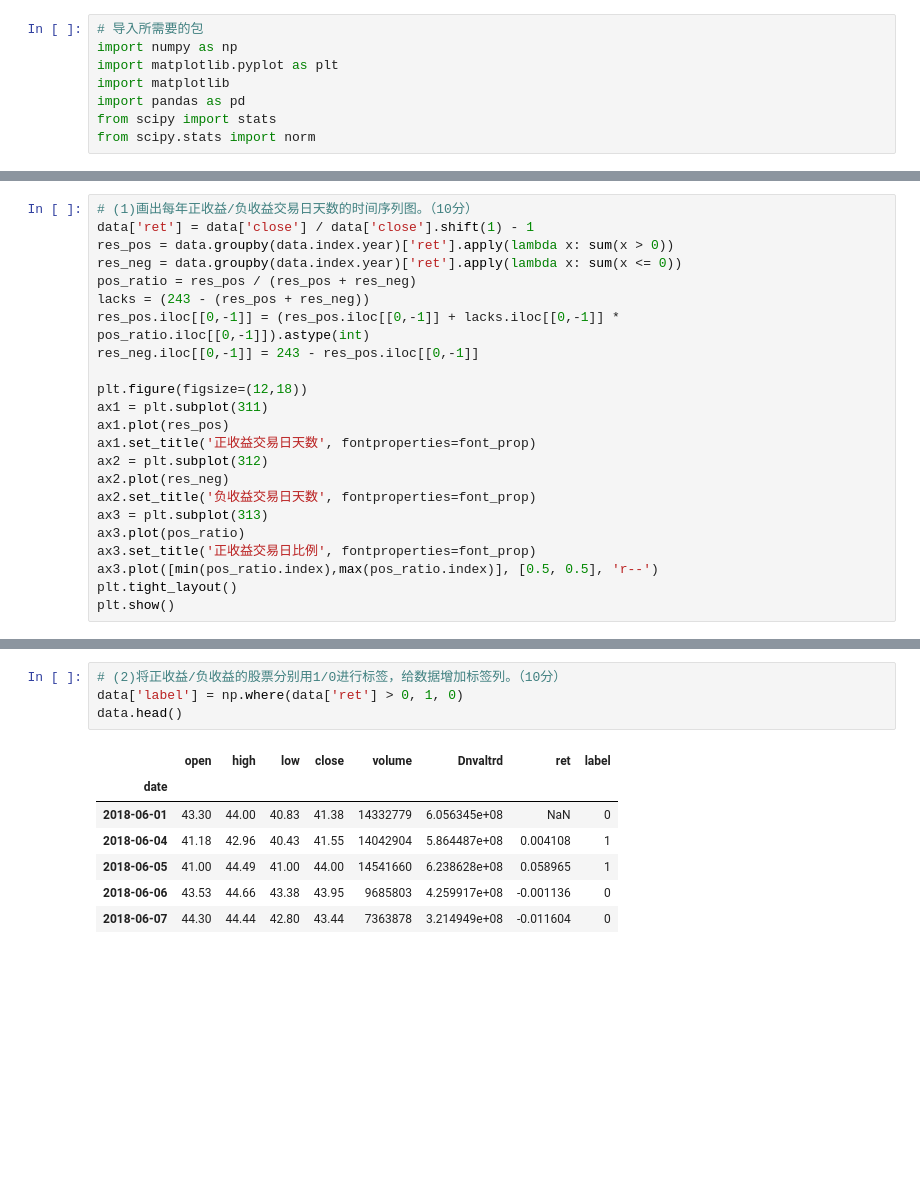
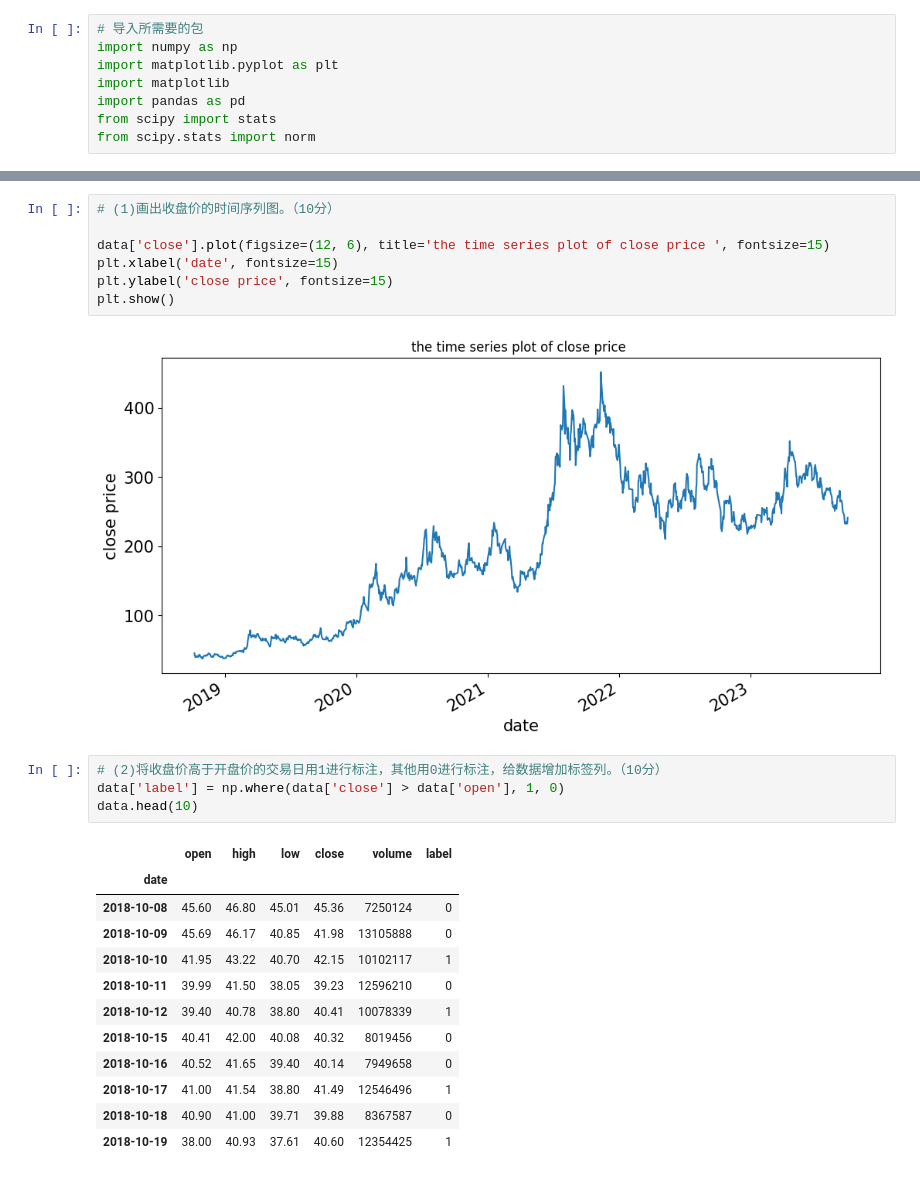
Before and after one commit to sfcs0311/AllThings, a Jupyter notebook: 大数据/大作业/main.ipynb, the cells around one changed output, grey strips where cells are left out. Cells and saved outputs as stored; diff of their text form; blank space fills up the shorter version.

```diff
--- a/大数据/大作业/main.ipynb
+++ b/大数据/大作业/main.ipynb
@@ -81,23 +78,0 @@ memory usage: 66.4 KB
-# %%
-# (1)画出每年正收益/负收益交易日天数的时间序列图。（10分）
-data['ret'] = data['close'] / data['close'].shift(1) - 1
-res_pos = data.groupby(data.index.year)['ret'].apply(lambda x: sum(x > 0))
-res_neg = data.groupby(data.index.year)['ret'].apply(lambda x: sum(x <= 0))
-pos_ratio = res_pos / (res_pos + res_neg)
-lacks = (243 - (res_pos + res_neg))
-res_pos.iloc[[0,-1]] = (res_pos.iloc[[0,-1]] + lacks.iloc[[0,-1]] * pos_ratio.iloc[[0,-1]]).astype(int)
-res_neg.iloc[[0,-1]] = 243 - res_pos.iloc[[0,-1]]
-
-plt.figure(figsize=(12,18))
-ax1 = plt.subplot(311)
-ax1.plot(res_pos)
-ax1.set_title('正收益交易日天数', fontproperties=font_prop)
-ax2 = plt.subplot(312)
-ax2.plot(res_neg)
-ax2.set_title('负收益交易日天数', fontproperties=font_prop)
-ax3 = plt.subplot(313)
-ax3.plot(pos_ratio)
-ax3.set_title('正收益交易日比例', fontproperties=font_prop)
-ax3.plot([min(pos_ratio.index),max(pos_ratio.index)], [0.5, 0.5], 'r--')
-plt.tight_layout()
-plt.show()
@@ -106,12 +79,26 @@ plt.show()
+# %%
+# (1)画出收盘价的时间序列图。（10分）
+
+data['close'].plot(figsize=(12, 6), title='the time series plot of close price ', fontsize=15)
+plt.xlabel('date', fontsize=15)
+plt.ylabel('close price', fontsize=15)
+plt.show()
+# %% [output]
+[figure, added]
 # %%
-# (2)将正收益/负收益的股票分别用1/0进行标签，给数据增加标签列。（10分）
-data['label'] = np.where(data['ret'] > 0, 1, 0)
-data.head()
+# (2)将收盘价高于开盘价的交易日用1进行标注，其他用0进行标注，给数据增加标签列。（10分）
+data['label'] = np.where(data['close'] > data['open'], 1, 0)
+data.head(10)
 # %% [output]
-|  | open | high | low | close | volume | Dnvaltrd | ret | label |
-| date |  |  |  |  |  |  |  |  |
-| 2018-06-01 | 43.30 | 44.00 | 40.83 | 41.38 | 14332779 | 6.056345e+08 | NaN | 0 |
-| 2018-06-04 | 41.18 | 42.96 | 40.43 | 41.55 | 14042904 | 5.864487e+08 | 0.004108 | 1 |
-| 2018-06-05 | 41.00 | 44.49 | 41.00 | 44.00 | 14541660 | 6.238628e+08 | 0.058965 | 1 |
-| 2018-06-06 | 43.53 | 44.66 | 43.38 | 43.95 | 9685803 | 4.259917e+08 | -0.001136 | 0 |
-| 2018-06-07 | 44.30 | 44.44 | 42.80 | 43.44 | 7363878 | 3.214949e+08 | -0.011604 | 0 |
+|  | open | high | low | close | volume | label |
+| date |  |  |  |  |  |  |
+| 2018-10-08 | 45.60 | 46.80 | 45.01 | 45.36 | 7250124 | 0 |
+| 2018-10-09 | 45.69 | 46.17 | 40.85 | 41.98 | 13105888 | 0 |
+| 2018-10-10 | 41.95 | 43.22 | 40.70 | 42.15 | 10102117 | 1 |
+| 2018-10-11 | 39.99 | 41.50 | 38.05 | 39.23 | 12596210 | 0 |
+| 2018-10-12 | 39.40 | 40.78 | 38.80 | 40.41 | 10078339 | 1 |
+| 2018-10-15 | 40.41 | 42.00 | 40.08 | 40.32 | 8019456 | 0 |
+| 2018-10-16 | 40.52 | 41.65 | 39.40 | 40.14 | 7949658 | 0 |
+| 2018-10-17 | 41.00 | 41.54 | 38.80 | 41.49 | 12546496 | 1 |
+| 2018-10-18 | 40.90 | 41.00 | 39.71 | 39.88 | 8367587 | 0 |
+| 2018-10-19 | 38.00 | 40.93 | 37.61 | 40.60 | 12354425 | 1 |
```
Also changed, not shown: parts of 30 cells of this notebook, 2 other files.
